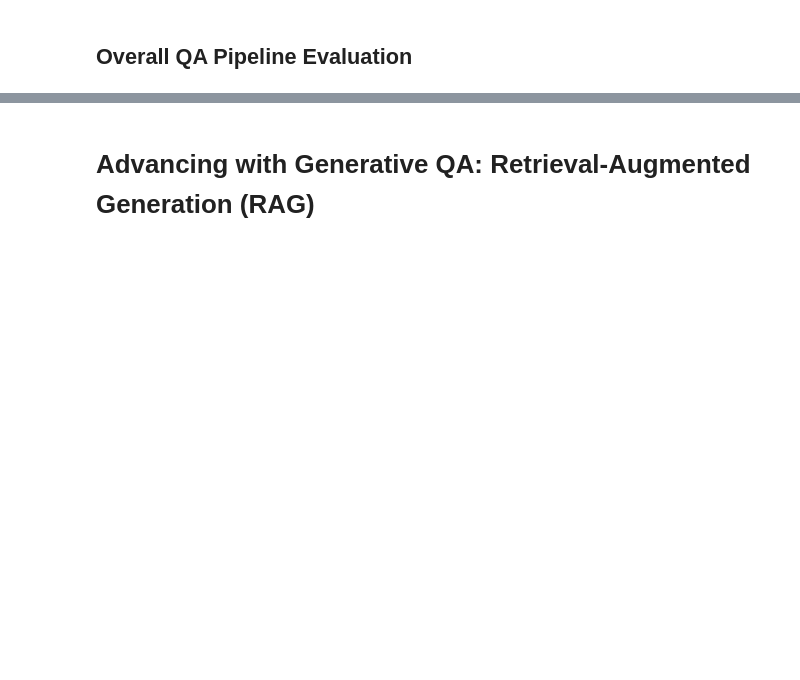
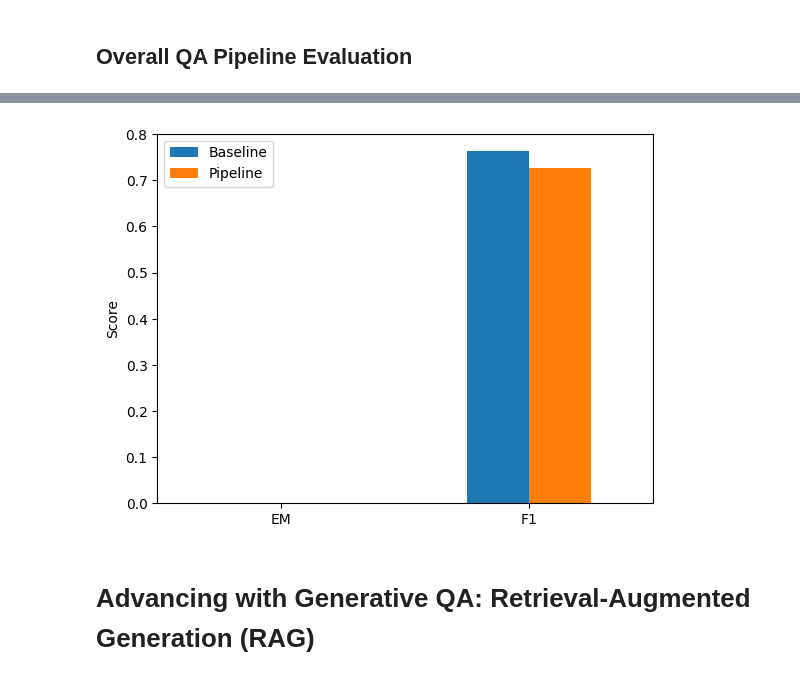
Before and after one commit to MarioAvolio/AI-Project, a Jupyter notebook: Question_Answering.ipynb, the cells around one changed output, grey strips where cells are left out. Drawn from its saved outputs; the diff is of its cells as text; code cells hidden in the pictures; blank space fills up the shorter version.

```diff
--- a/Question_Answering.ipynb
+++ b/Question_Answering.ipynb
@@ -1068,3 +1095,8 @@ reader_eval
+# %%
+plot_reader_eval({'Baseline': {'f1': 0.763},
+ 'Pipeline': {'f1': 0.727}})
+# %% [output]
+[figure, added]
 # %% [markdown]
 # Advancing with Generative QA: Retrieval-Augmented Generation (RAG)
 # %% [markdown]
```
Also changed, not shown: parts of 21 cells of this notebook.
